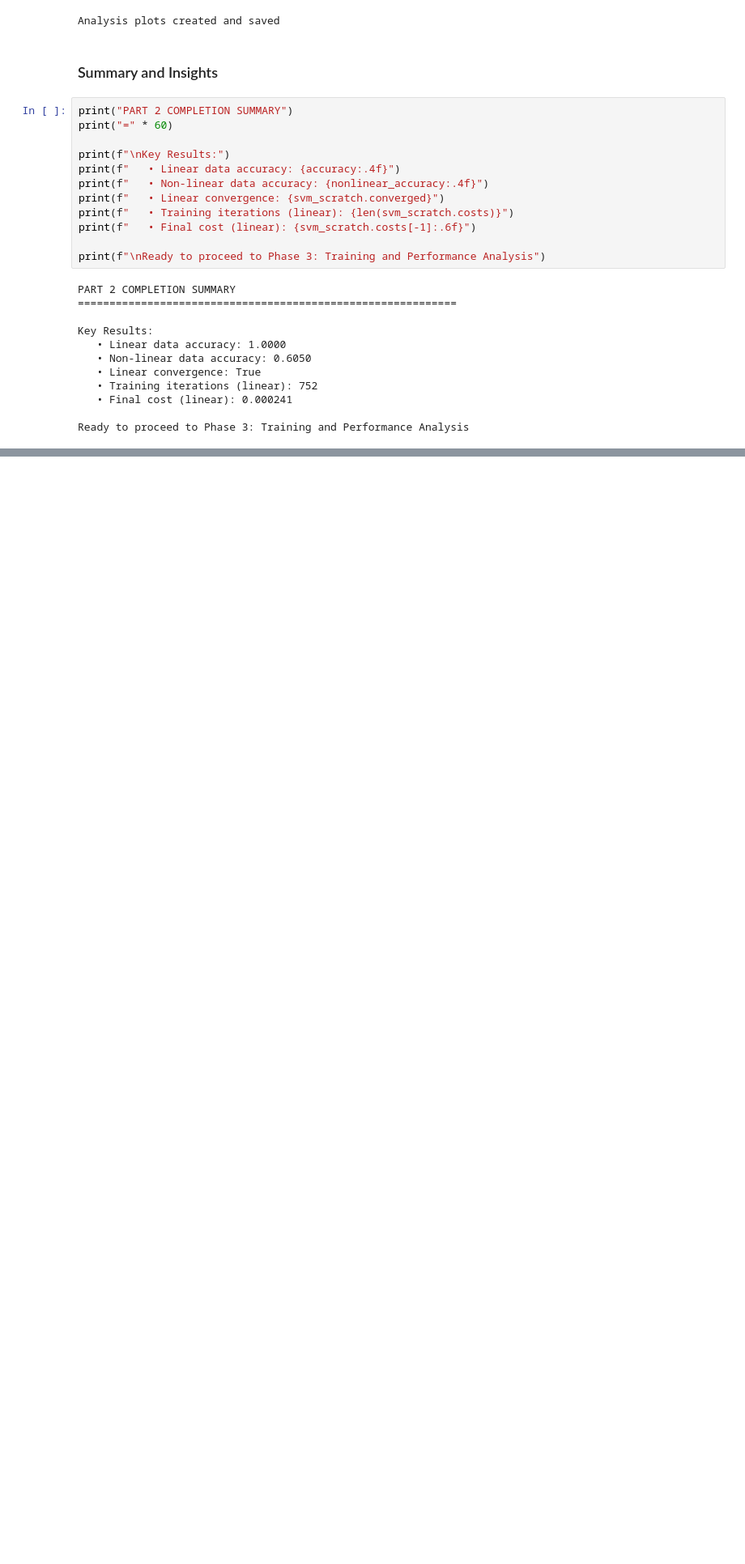
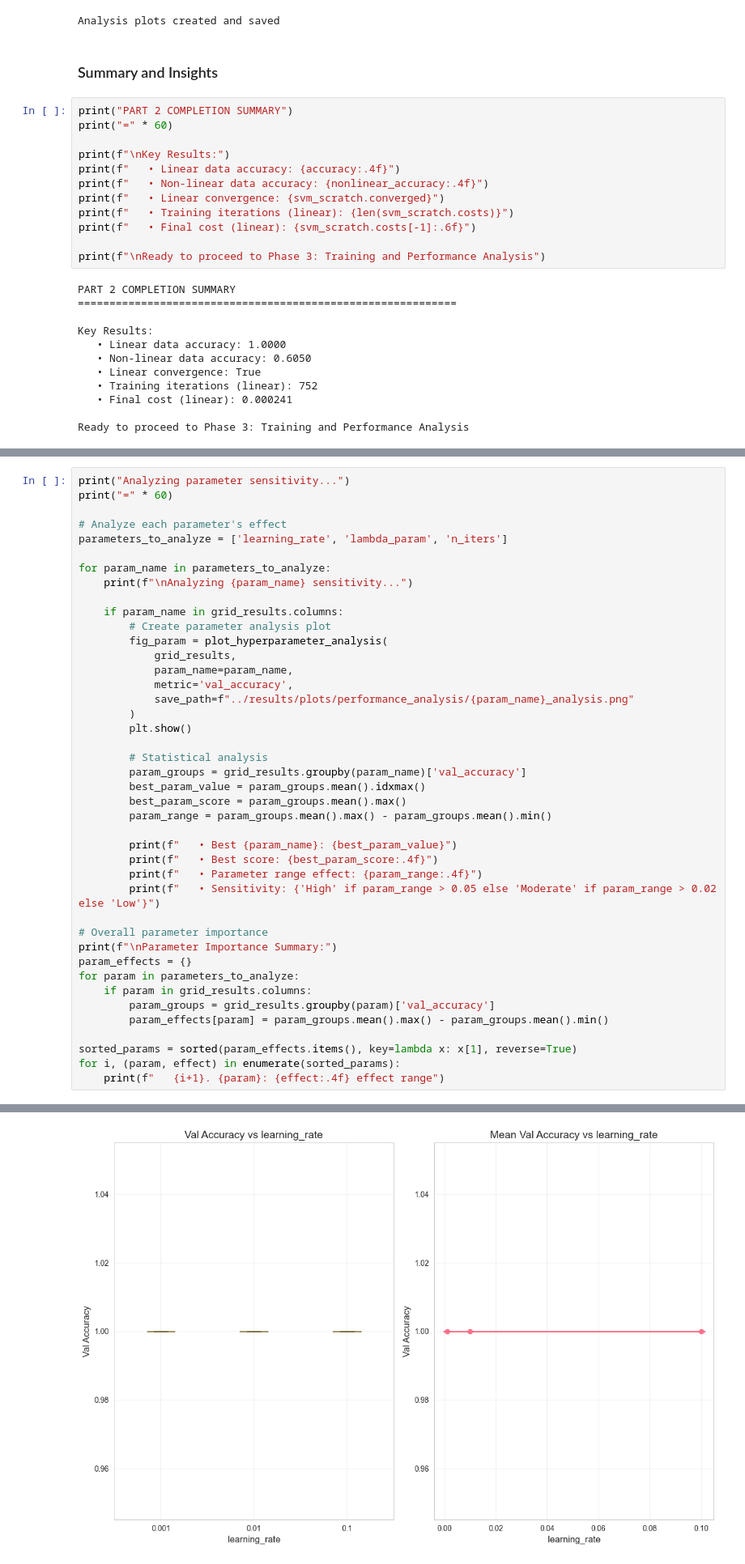
Before and after one commit to NMsby/svm-machine-learning-lab, a Jupyter notebook: notebooks/svm_lab_notebook.ipynb, the cells around one changed output, grey strips where cells are left out. Shown at 81% size. Cells and saved outputs as stored; diff of their text form; blank space fills up the shorter version.

```diff
--- a/notebooks/svm_lab_notebook.ipynb
+++ b/notebooks/svm_lab_notebook.ipynb
@@ -775,0 +1134,43 @@ Ready to proceed to Phase 3: Training and Performance Analysis
+# %%
+print("Analyzing parameter sensitivity...")
+print("=" * 60)
+
+# Analyze each parameter's effect
+parameters_to_analyze = ['learning_rate', 'lambda_param', 'n_iters']
+
+for param_name in parameters_to_analyze:
+    print(f"\nAnalyzing {param_name} sensitivity...")
+
+    if param_name in grid_results.columns:
+        # Create parameter analysis plot
+        fig_param = plot_hyperparameter_analysis(
+            grid_results,
+            param_name=param_name,
+            metric='val_accuracy',
+            save_path=f"../results/plots/performance_analysis/{param_name}_analysis.png"
+        )
+        plt.show()
+
+        # Statistical analysis
+        param_groups = grid_results.groupby(param_name)['val_accuracy']
+        best_param_value = param_groups.mean().idxmax()
+        best_param_score = param_groups.mean().max()
+        param_range = param_groups.mean().max() - param_groups.mean().min()
+
+        print(f"   • Best {param_name}: {best_param_value}")
+        print(f"   • Best score: {best_param_score:.4f}")
+        print(f"   • Parameter range effect: {param_range:.4f}")
+        print(f"   • Sensitivity: {'High' if param_range > 0.05 else 'Moderate' if param_range > 0.02 else 'Low'}")
+
+# Overall parameter importance
+print(f"\nParameter Importance Summary:")
+param_effects = {}
+for param in parameters_to_analyze:
+    if param in grid_results.columns:
+        param_groups = grid_results.groupby(param)['val_accuracy']
+        param_effects[param] = param_groups.mean().max() - param_groups.mean().min()
+
+sorted_params = sorted(param_effects.items(), key=lambda x: x[1], reverse=True)
+for i, (param, effect) in enumerate(sorted_params):
+    print(f"   {i+1}. {param}: {effect:.4f} effect range")
+# %% [output]
@@ -775,0 +1182 @@ Ready to proceed to Phase 3: Training and Performance Analysis
+[figure, added]
```
Also changed, not shown: parts of 17 cells of this notebook.
